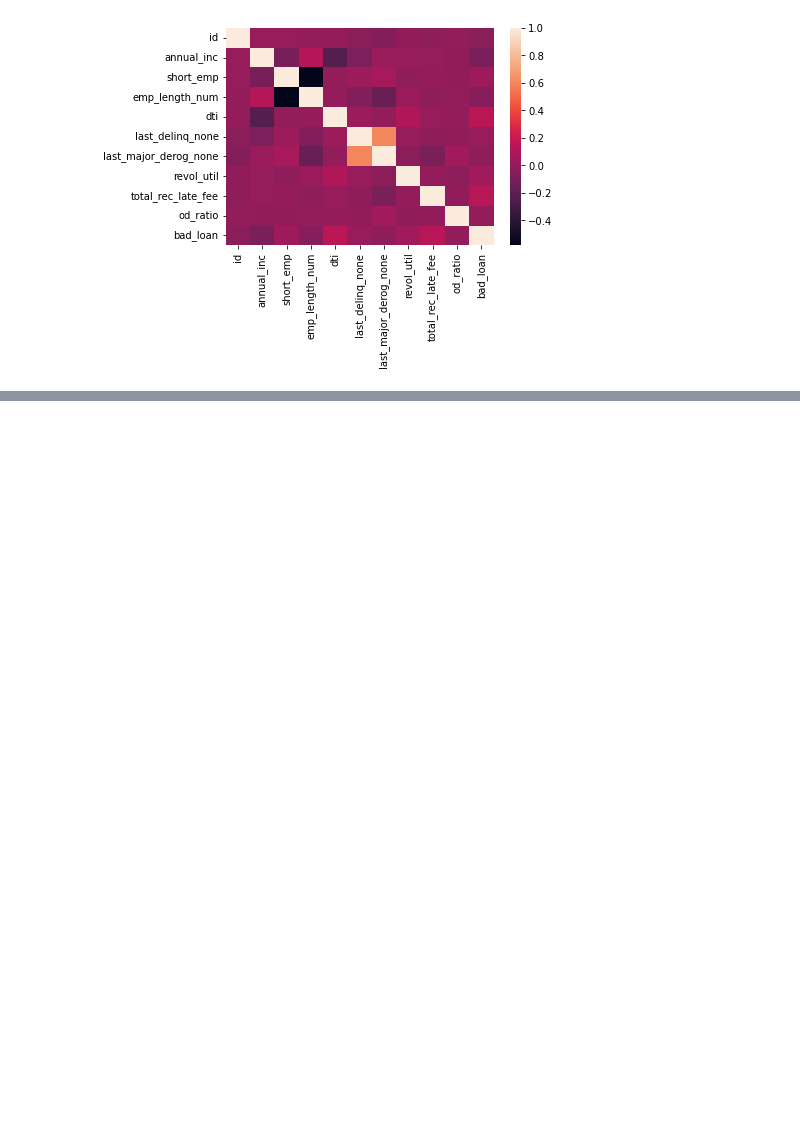
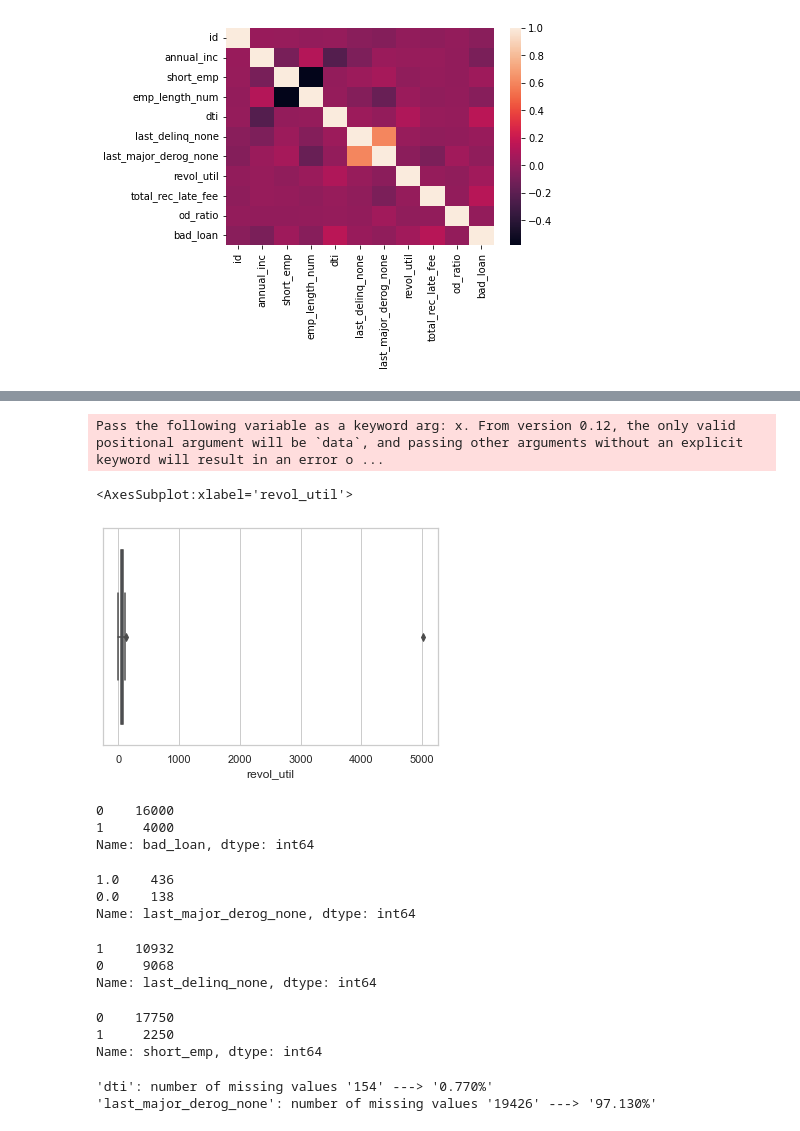
Before and after one commit to LiamO93/Data_Projects, a Jupyter notebook: Loan Default Project.ipynb, the cells around one changed output, grey strips where cells are left out. Drawn from its saved outputs; the diff is of its cells as text; code cells hidden in the pictures; blank space fills up the shorter version.

```diff
--- a/Loan Default Project.ipynb
+++ b/Loan Default Project.ipynb
@@ -229,0 +235,42 @@ AttributeError: module 'pandas' has no attribute 'df_loan_dataset'
+# %%
+#want to drill down further on revol_util to detect outliers
+sns.set_theme(style="whitegrid")
+sns.boxplot(df_loan_dataset['revol_util'])
+# %% [output]
+Pass the following variable as a keyword arg: x. From version 0.12, the only valid positional argument will be `data`, and passing other arguments without an explicit keyword will result in an error o ...
+<AxesSubplot:xlabel='revol_util'>
+[figure, added]
+# %%
+df_loan_dataset['bad_loan'].value_counts()
+# %% [output]
+0    16000
+1     4000
+Name: bad_loan, dtype: int64
+# %%
+df_loan_dataset['last_major_derog_none'].value_counts()
+# %% [output]
+1.0    436
+0.0    138
+Name: last_major_derog_none, dtype: int64
+# %%
+df_loan_dataset['last_delinq_none'].value_counts()
+# %% [output]
+1    10932
+0     9068
+Name: last_delinq_none, dtype: int64
+# %%
+df_loan_dataset['short_emp'].value_counts()
+# %% [output]
+0    17750
+1     2250
+Name: short_emp, dtype: int64
+# %%
+#missing Values
+for column in df_loan_dataset.columns:
+    if df_loan_dataset[column].isna().sum() != 0:
+        missing = df_loan_dataset[column].isna().sum()
+        portion = (missing / df_loan_dataset.shape[0]) * 100
+        print(f"'{column}': number of missing values '{missing}' ---> '{portion:.3f}%'")
+# %% [output]
+'dti': number of missing values '154' ---> '0.770%'
+'last_major_derog_none': number of missing values '19426' ---> '97.130%'
```
Also changed, not shown: parts of 9 cells of this notebook, 1 other file.
